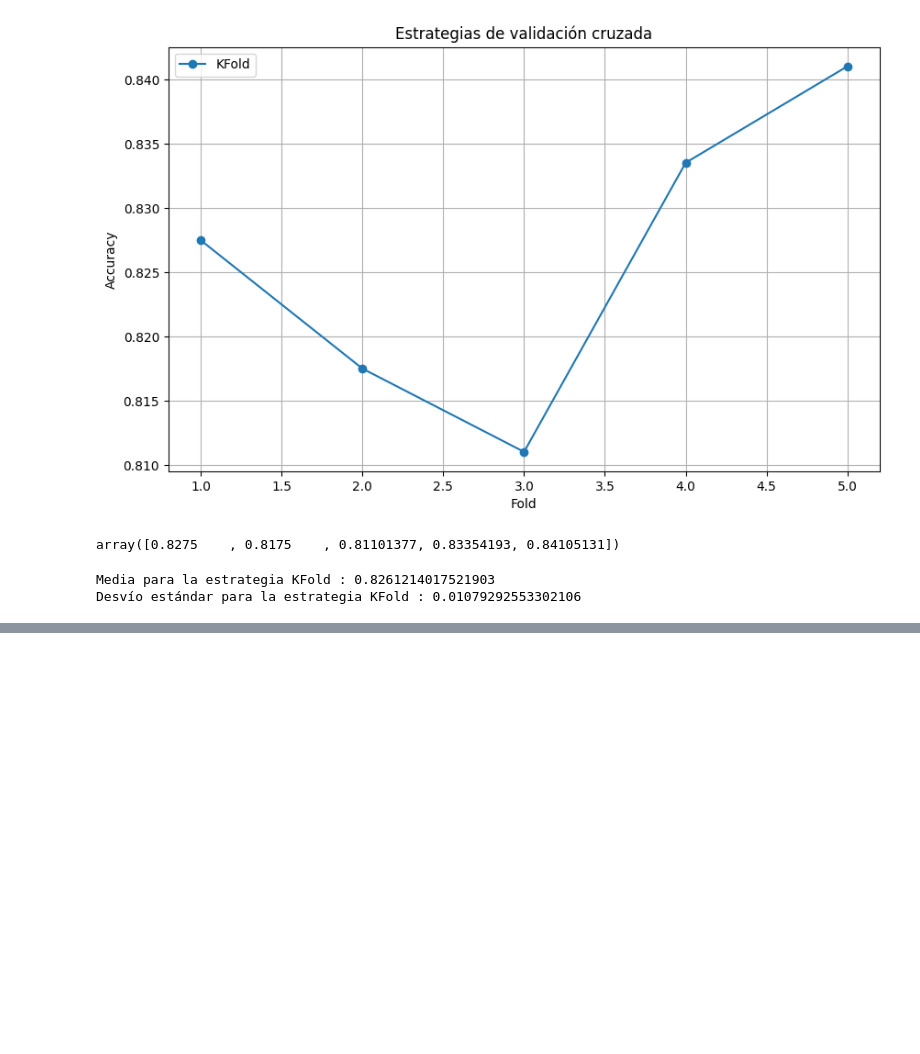
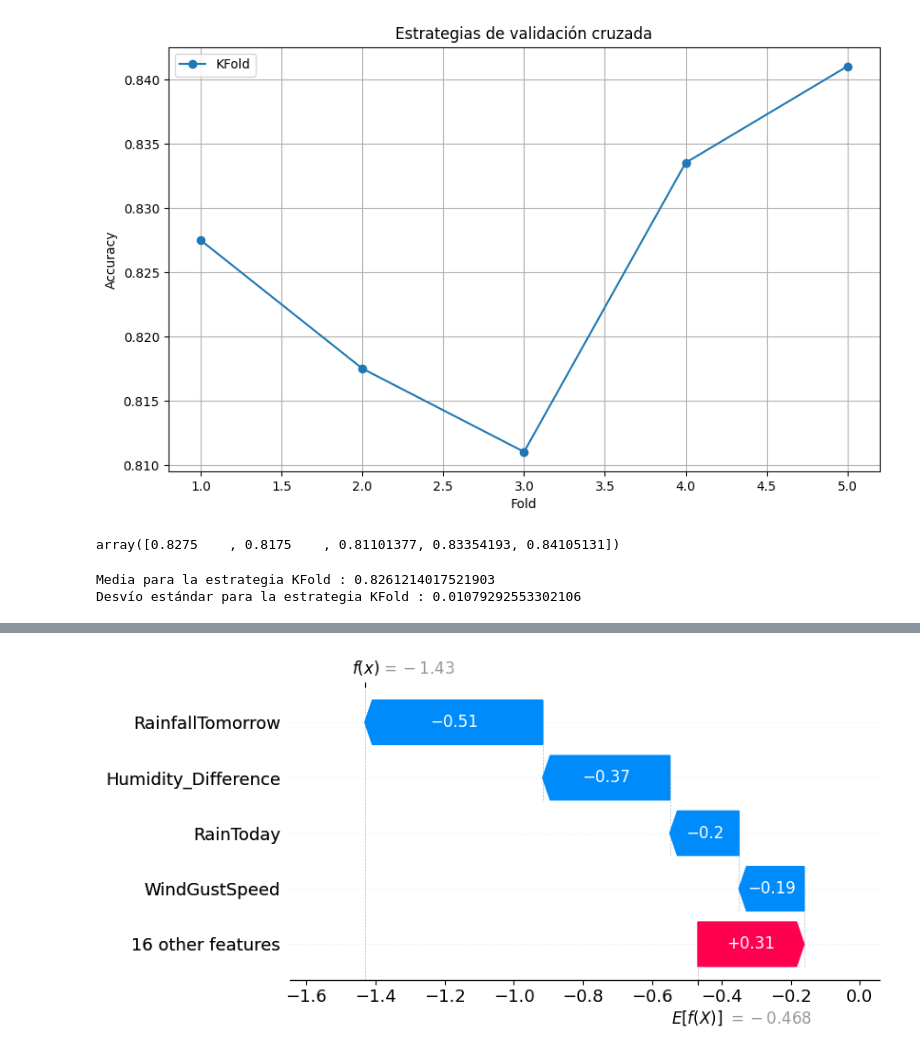
Before and after one commit to franciscoryb1/AA1-TUIA-RodriguezYBarros, a Jupyter notebook: TP-integrador-AA1.ipynb, the cells around one changed output, grey strips where cells are left out. Drawn from its saved outputs; the diff is of its cells as text; code cells hidden in the pictures; blank space fills up the shorter version.

```diff
--- a/TP-integrador-AA1.ipynb
+++ b/TP-integrador-AA1.ipynb
@@ -2401,0 +2718,4 @@ grid_search_mse = mean_squared_error(y_test, best_grid_model.predict(X_test))
+# %%
+shap.plots.waterfall(explanation, max_display=5)
+# %% [output]
+[figure, added]
```
Also changed, not shown: parts of 39 cells of this notebook.
